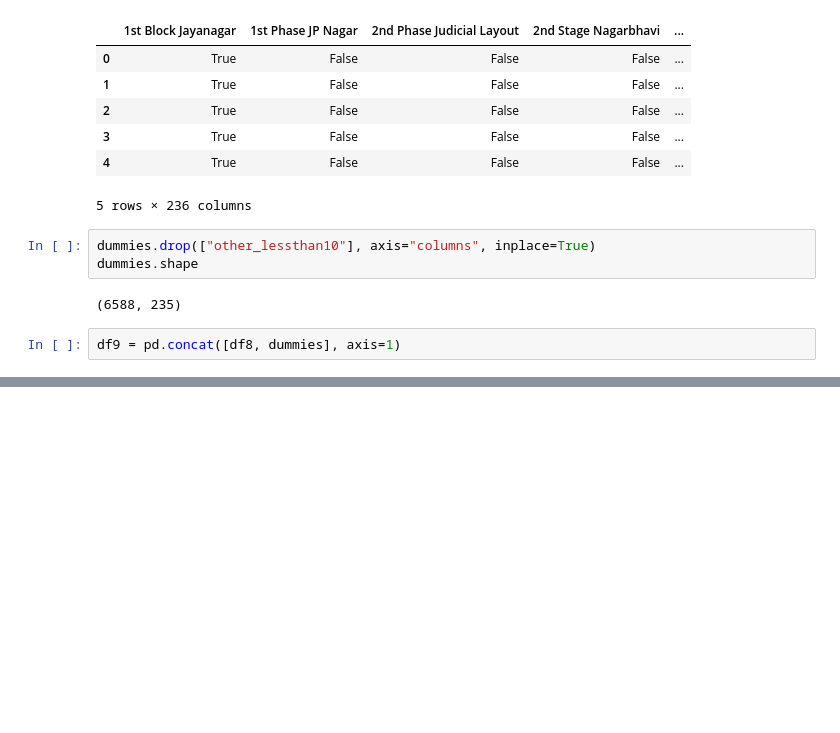
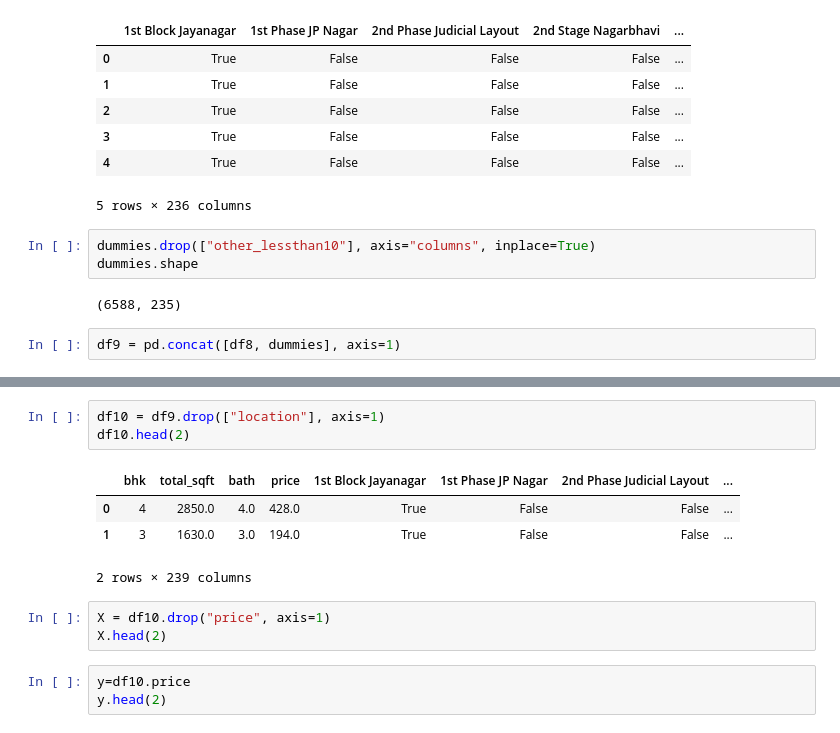
Before and after one commit to MananJain39/Bangalore_Housing_Price, a Jupyter notebook: pred.ipynb, the cells around one changed output, grey strips where cells are left out. Drawn from its saved outputs; the diff is of its cells as text; blank space fills up the shorter version.

```diff
--- a/pred.ipynb
+++ b/pred.ipynb
@@ -453,0 +470,14 @@ df9 = pd.concat([df8, dummies], axis=1)
+# %%
+df10 = df9.drop(["location"], axis=1)
+df10.head(2)
+# %% [output]
+|  | bhk | total_sqft | bath | price | 1st Block Jayanagar | 1st Phase JP Nagar | 2nd Phase Judicial Layout | ... |
+| 0 | 4 | 2850.0 | 4.0 | 428.0 | True | False | False | ... |
+| 1 | 3 | 1630.0 | 3.0 | 194.0 | True | False | False | ... |
+2 rows × 239 columns
+# %%
+X = df10.drop("price", axis=1)
+X.head(2)
+# %%
+y=df10.price
+y.head(2)
```
Also changed, not shown: parts of 2 cells of this notebook.
